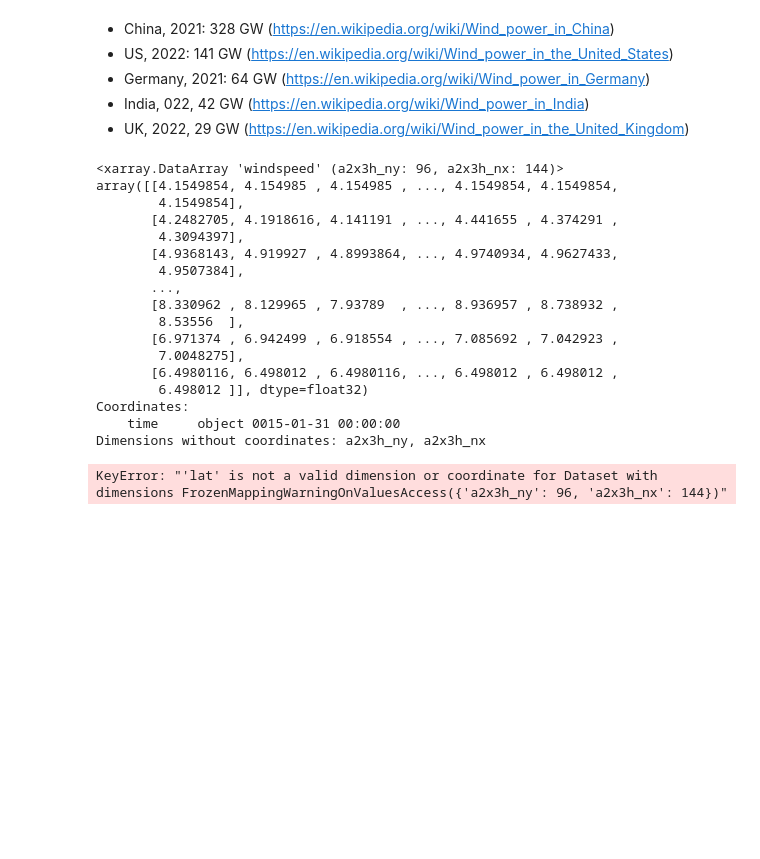
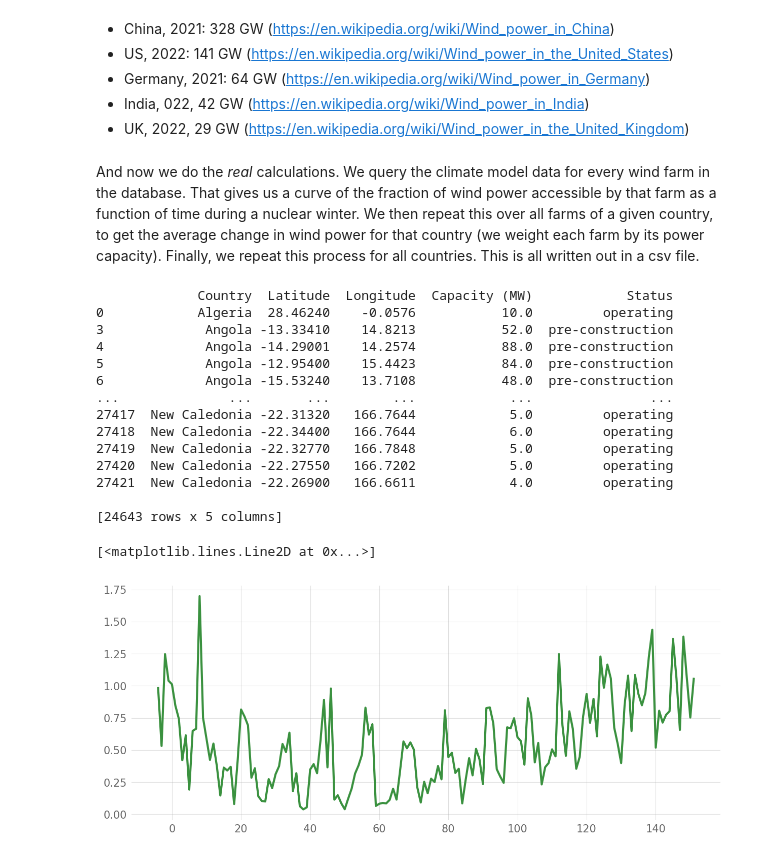
Before and after one commit to allfed/Renewables-Nuclear-Winter, a Jupyter notebook: scripts/Wind-Power.ipynb, the cells around one changed output. Drawn from its saved outputs; the diff is of its cells as text; code cells hidden in the pictures; blank space fills up the shorter version.

Commit message:
refactored wind

```diff
--- a/scripts/Wind-Power.ipynb
+++ b/scripts/Wind-Power.ipynb
@@ -49,24 +52,24 @@ Name: Capacity (MW), dtype: float64
 * Germany, 2021: 64 GW (https://en.wikipedia.org/wiki/Wind_power_in_Germany)
 * India, 022, 42 GW (https://en.wikipedia.org/wiki/Wind_power_in_India)
 * UK, 2022, 29 GW (https://en.wikipedia.org/wiki/Wind_power_in_the_United_Kingdom)
-# %%
-gem.get_wind_power_time_series(45, 45)
-# %% [output]
-<xarray.DataArray 'windspeed' (a2x3h_ny: 96, a2x3h_nx: 144)>
-array([[4.1549854, 4.154985 , 4.154985 , ..., 4.1549854, 4.1549854,
-        4.1549854],
-       [4.2482705, 4.1918616, 4.141191 , ..., 4.441655 , 4.374291 ,
-        4.3094397],
-       [4.9368143, 4.919927 , 4.8993864, ..., 4.9740934, 4.9627433,
-        4.9507384],
-       ...,
-       [8.330962 , 8.129965 , 7.93789  , ..., 8.936957 , 8.738932 ,
-        8.53556  ],
-       [6.971374 , 6.942499 , 6.918554 , ..., 7.085692 , 7.042923 ,
-        7.0048275],
-       [6.4980116, 6.498012 , 6.4980116, ..., 6.498012 , 6.498012 ,
-        6.498012 ]], dtype=float32)
-Coordinates:
-    time     object 0015-01-31 00:00:00
-Dimensions without coordinates: a2x3h_ny, a2x3h_nx
-KeyError: "'lat' is not a valid dimension or coordinate for Dataset with dimensions FrozenMappingWarningOnValuesAccess({'a2x3h_ny': 96, 'a2x3h_nx': 144})"
+# %% [markdown]
+And now we do the *real* calculations. We query the climate model data for every wind farm in the database. That gives us a curve of the fraction of wind power accessible by that farm as a function of time during a nuclear winter. We then repeat this over all farms of a given country, to get the average change in wind power for that country (we weight each farm by its power capacity). Finally, we repeat this process for all countries. This is all written out in a csv file.
+# %%
+gem.get_all_country_wind_power_time_series()
+# %% [output]
+             Country  Latitude  Longitude  Capacity (MW)            Status
+0            Algeria  28.46240    -0.0576           10.0         operating
+3             Angola -13.33410    14.8213           52.0  pre-construction
+4             Angola -14.29001    14.2574           88.0  pre-construction
+5             Angola -12.95400    15.4423           84.0  pre-construction
+6             Angola -15.53240    13.7108           48.0  pre-construction
+...              ...       ...        ...            ...               ...
+27417  New Caledonia -22.31320   166.7644            5.0         operating
+27418  New Caledonia -22.34400   166.7644            6.0         operating
+27419  New Caledonia -22.32770   166.7848            5.0         operating
+27420  New Caledonia -22.27550   166.7202            5.0         operating
+27421  New Caledonia -22.26900   166.6611            4.0         operating
+
+[24643 rows x 5 columns]
+[<matplotlib.lines.Line2D at 0x...>]
+[figure, added]
```
Also changed, not shown: parts of 7 cells of this notebook, 31 other files.
